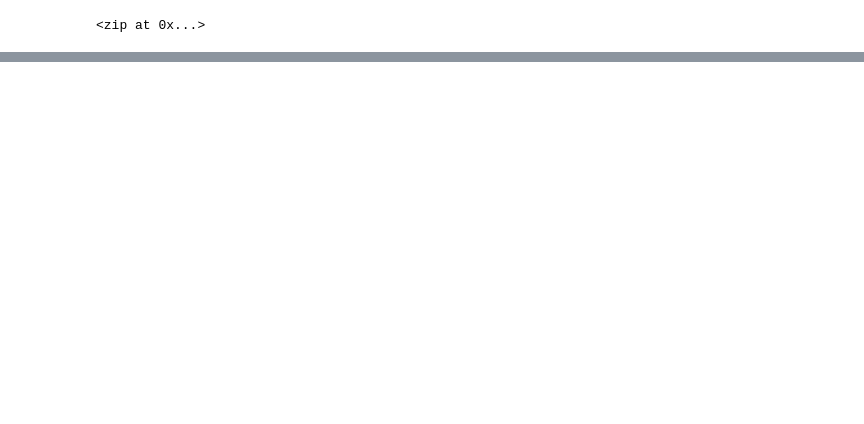
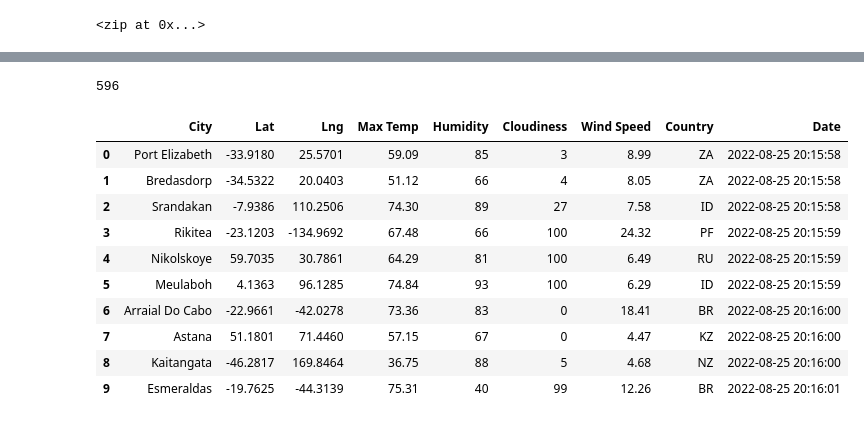
Before and after one commit to mbandyo/World_Weather_Analysis, a Jupyter notebook: WeatherPy.ipynb, the cells around one changed output, grey strips where cells are left out. Saved outputs shown, nothing was run; the diff lists cells and outputs as text; code cells hidden in the pictures; blank space fills up the shorter version.

Commit message:
City Weather Retrived.

```diff
--- a/WeatherPy.ipynb
+++ b/WeatherPy.ipynb
@@ -54,0 +64,13 @@ len(cities)
+# %%
+# Create an empty list to hold the weather data.
+city_data = []
+# Print the beginning of the logging.
+print("Beginning Data Retrieval     ")
+print("-----------------------------")
+
+# Starting URL for Weather Map API Call.
+url = "http://api.openweathermap.org/data/2.5/weather?units=Imperial&APPID=" + weather_api_key
+
+# Create counters.
+record_count = 1
+set_count = 1
@@ -54,0 +149,20 @@ len(cities)
+# %%
+len(city_data)
+# %% [output]
+596
+# %%
+# Convert the array of dictionaries to a Pandas DataFrame.
+city_data_df = pd.DataFrame(city_data)
+city_data_df.head(10)
+# %% [output]
+|  | City | Lat | Lng | Max Temp | Humidity | Cloudiness | Wind Speed | Country | Date |
+| 0 | Port Elizabeth | -33.9180 | 25.5701 | 59.09 | 85 | 3 | 8.99 | ZA | 2022-08-25 20:15:58 |
+| 1 | Bredasdorp | -34.5322 | 20.0403 | 51.12 | 66 | 4 | 8.05 | ZA | 2022-08-25 20:15:58 |
+| 2 | Srandakan | -7.9386 | 110.2506 | 74.30 | 89 | 27 | 7.58 | ID | 2022-08-25 20:15:58 |
+| 3 | Rikitea | -23.1203 | -134.9692 | 67.48 | 66 | 100 | 24.32 | PF | 2022-08-25 20:15:59 |
+| 4 | Nikolskoye | 59.7035 | 30.7861 | 64.29 | 81 | 100 | 6.49 | RU | 2022-08-25 20:15:59 |
+| 5 | Meulaboh | 4.1363 | 96.1285 | 74.84 | 93 | 100 | 6.29 | ID | 2022-08-25 20:15:59 |
+| 6 | Arraial Do Cabo | -22.9661 | -42.0278 | 73.36 | 83 | 0 | 18.41 | BR | 2022-08-25 20:16:00 |
+| 7 | Astana | 51.1801 | 71.4460 | 57.15 | 67 | 0 | 4.47 | KZ | 2022-08-25 20:16:00 |
+| 8 | Kaitangata | -46.2817 | 169.8464 | 36.75 | 88 | 5 | 4.68 | NZ | 2022-08-25 20:16:00 |
+| 9 | Esmeraldas | -19.7625 | -44.3139 | 75.31 | 40 | 99 | 12.26 | BR | 2022-08-25 20:16:01 |
```
Also changed, not shown: parts of 9 cells of this notebook, 3 other files.
